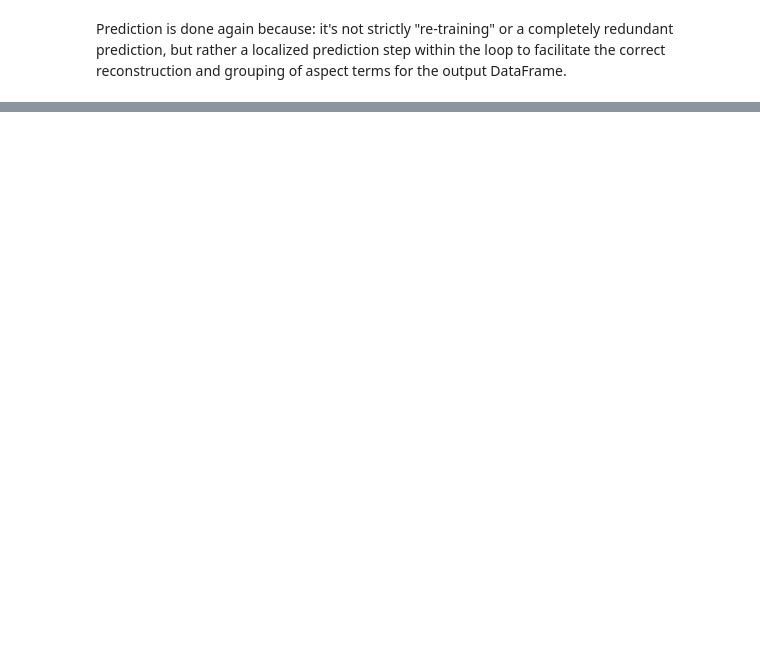
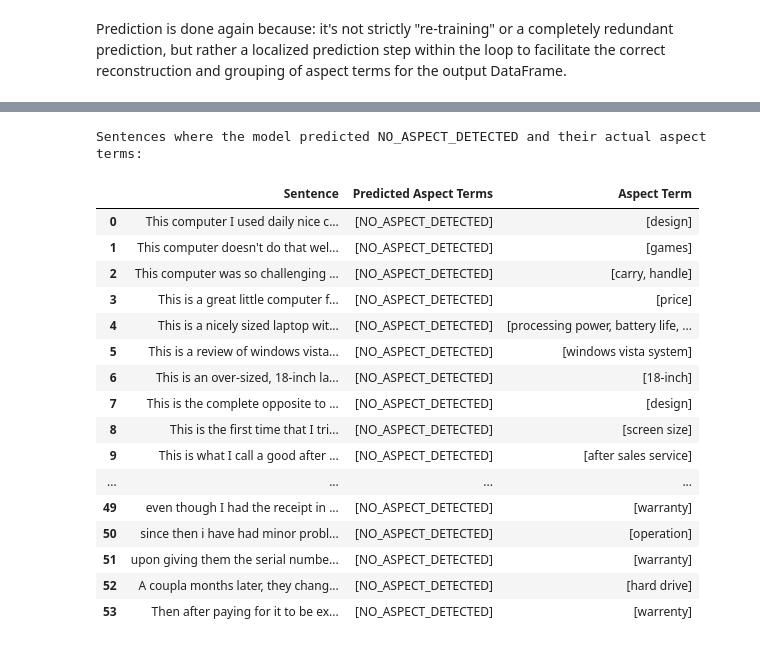
Before and after one commit to ShubhamIITMS006/NLP-Projects, a Jupyter notebook: Aspect_Detection_Sentiment_Analysis.ipynb, the cells around one changed output, grey strips where cells are left out. Cells and saved outputs as stored; diff of their text form; code cells hidden in the pictures; blank space fills up the shorter version.

```diff
--- a/Aspect_Detection_Sentiment_Analysis.ipynb
+++ b/Aspect_Detection_Sentiment_Analysis.ipynb
@@ -841,0 +740,40 @@ display(predicted_aspects_df.head())
+# %%
+# Filter the predicted DataFrame to show sentences with no detected aspects
+no_aspect_detected_df = predicted_aspects_df[
+    predicted_aspects_df['Predicted Aspect Terms'].apply(lambda x: x == ['NO_ASPECT_DETECTED'])
+]
+
+# Merge with the original df1 to see the actual aspect terms
+# We'll merge on the 'Sentence' column
+# Note: This assumes 'Sentence' is a reliable key for merging.
+# If a sentence appears multiple times in df1 with different aspect terms,
+# the merge will create multiple rows for that sentence.
+merged_no_aspect_df = pd.merge(
+    no_aspect_detected_df,
+    df1[['Sentence', 'Aspect Term']],
+    on='Sentence',
+    how='left'
+)
+
+# Display the results
+print("Sentences where the model predicted NO_ASPECT_DETECTED and their actual aspect terms:")
+display(merged_no_aspect_df)
+# %% [output]
+Sentences where the model predicted NO_ASPECT_DETECTED and their actual aspect terms:
+|  | Sentence | Predicted Aspect Terms | Aspect Term |
+| 0 | This computer I used daily nice c... | [NO_ASPECT_DETECTED] | [design] |
+| 1 | This computer doesn't do that wel... | [NO_ASPECT_DETECTED] | [games] |
+| 2 | This computer was so challenging ... | [NO_ASPECT_DETECTED] | [carry, handle] |
+| 3 | This is a great little computer f... | [NO_ASPECT_DETECTED] | [price] |
+| 4 | This is a nicely sized laptop wit... | [NO_ASPECT_DETECTED] | [processing power, battery life, ... |
+| 5 | This is a review of windows vista... | [NO_ASPECT_DETECTED] | [windows vista system] |
+| 6 | This is an over-sized, 18-inch la... | [NO_ASPECT_DETECTED] | [18-inch] |
+| 7 | This is the complete opposite to ... | [NO_ASPECT_DETECTED] | [design] |
+| 8 | This is the first time that I tri... | [NO_ASPECT_DETECTED] | [screen size] |
+| 9 | This is what I call a good after ... | [NO_ASPECT_DETECTED] | [after sales service] |
+| ... | ... | ... | ... |
+| 49 | even though I had the receipt in ... | [NO_ASPECT_DETECTED] | [warranty] |
+| 50 | since then i have had minor probl... | [NO_ASPECT_DETECTED] | [operation] |
+| 51 | upon giving them the serial numbe... | [NO_ASPECT_DETECTED] | [warranty] |
+| 52 | A coupla months later, they chang... | [NO_ASPECT_DETECTED] | [hard drive] |
+| 53 | Then after paying for it to be ex... | [NO_ASPECT_DETECTED] | [warrenty] |
```
Also changed, not shown: parts of 33 cells of this notebook.
